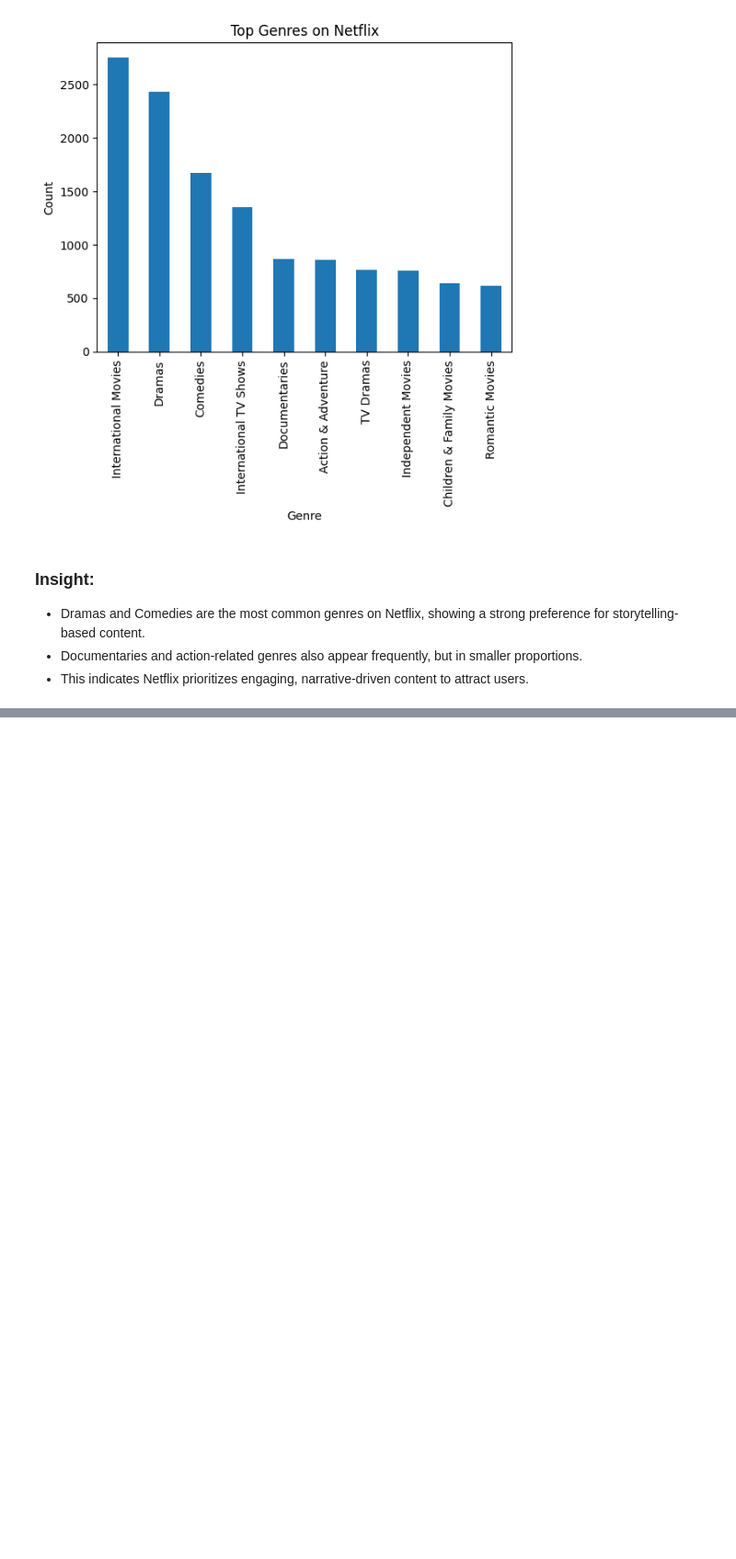
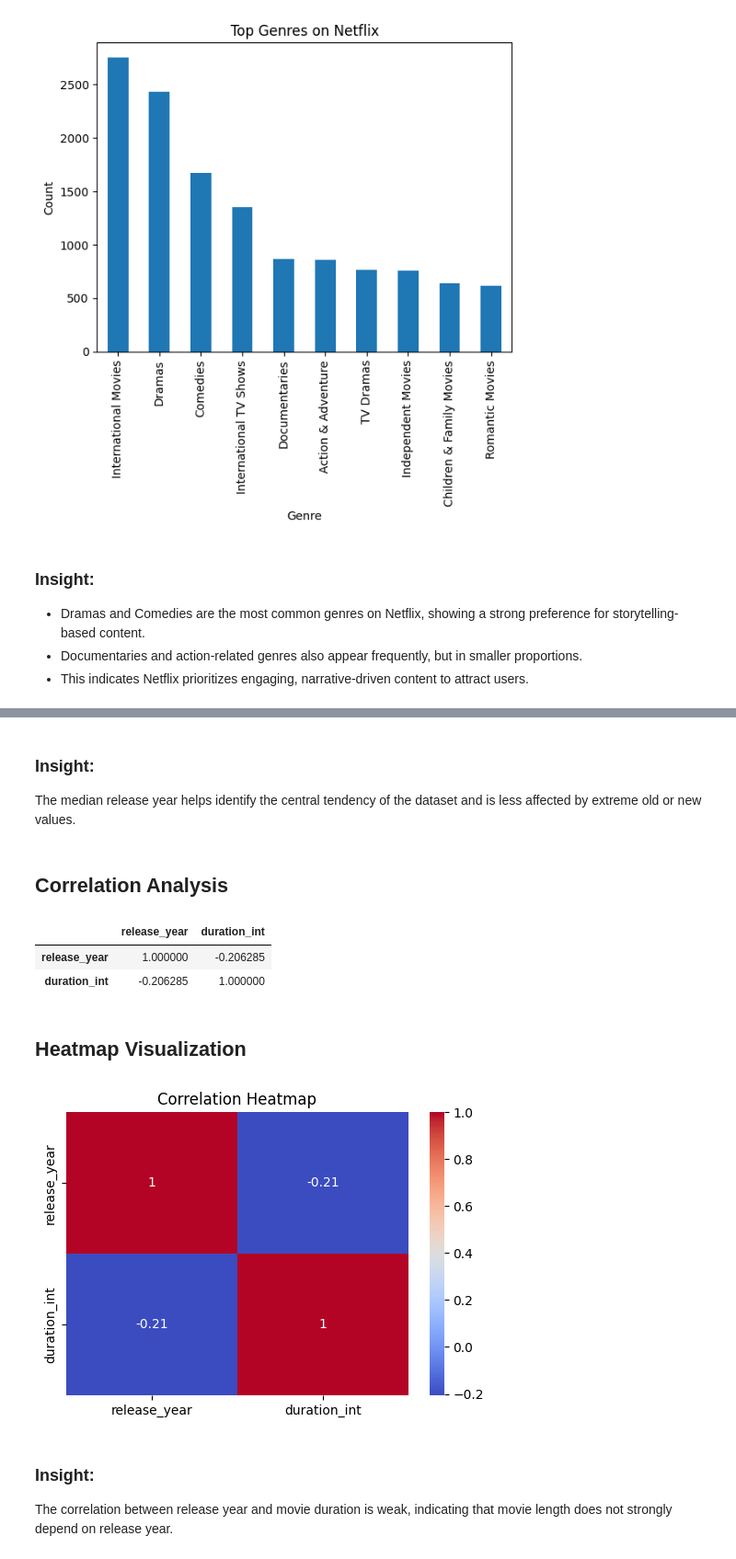
Before and after one commit to Bis2024/netflix-data-analysis, a Jupyter notebook: notebook/netflix_analysis.ipynb, the cells around one changed output, grey strips where cells are left out. Shown at 92% size. Cells and saved outputs as stored; diff of their text form; code cells hidden in the pictures; blank space fills up the shorter version.

```diff
--- a/notebook/netflix_analysis.ipynb
+++ b/notebook/netflix_analysis.ipynb
@@ -382,0 +427,36 @@ plt.show()
+# %% [markdown]
+### Insight:
+The median release year helps identify the central tendency of the dataset and is less affected by extreme old or new values.
+# %% [markdown]
+## Correlation Analysis
+# %%
+# Select numeric columns for correlation analysis
+
+numeric_df = movies_df[['release_year', 'duration_int']]
+# %%
+# Generate correlation matrix
+
+correlation = numeric_df.corr()
+
+correlation
+# %% [output]
+|  | release_year | duration_int |
+| release_year | 1.000000 | -0.206285 |
+| duration_int | -0.206285 | 1.000000 |
+# %% [markdown]
+## Heatmap Visualization
+# %%
+# Visualize correlation matrix using heatmap
+
+plt.figure(figsize=(6,4))
+
+sns.heatmap(correlation, annot=True, cmap='coolwarm')
+
+plt.title('Correlation Heatmap')
+
+plt.show()
+# %% [output]
+[figure, added]
+# %% [markdown]
+### Insight:
+The correlation between release year and movie duration is weak, indicating that movie length does not strongly depend on release year.
```
Also changed, not shown: parts of 13 cells of this notebook.
